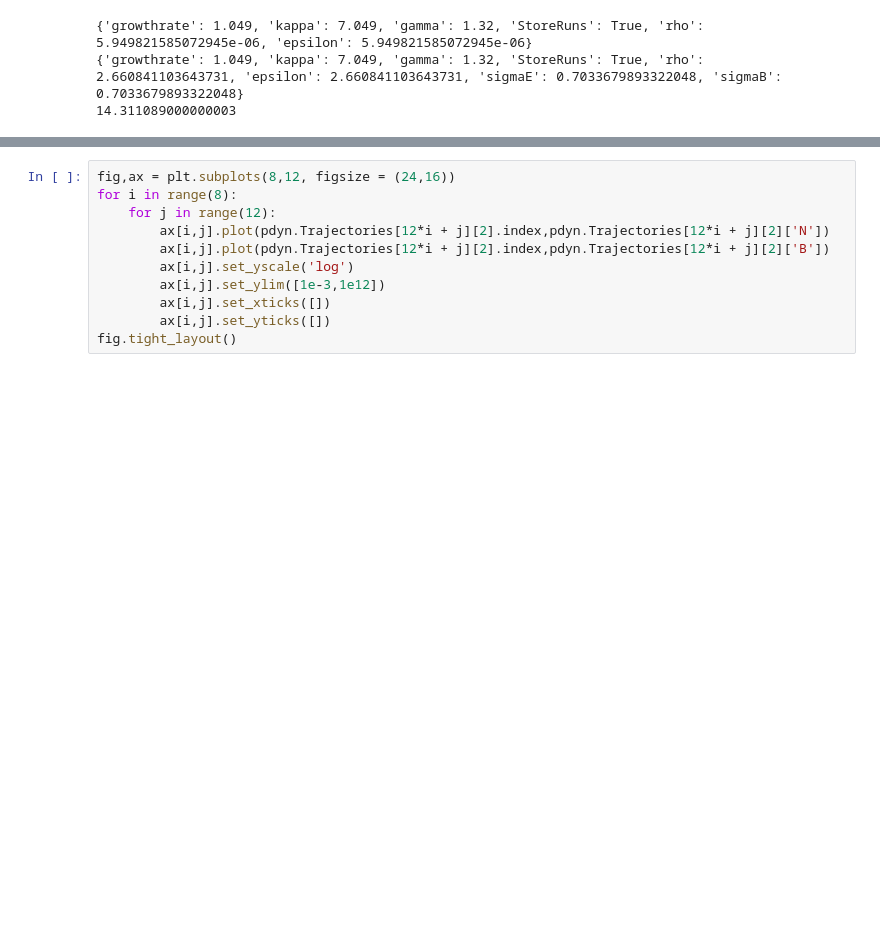
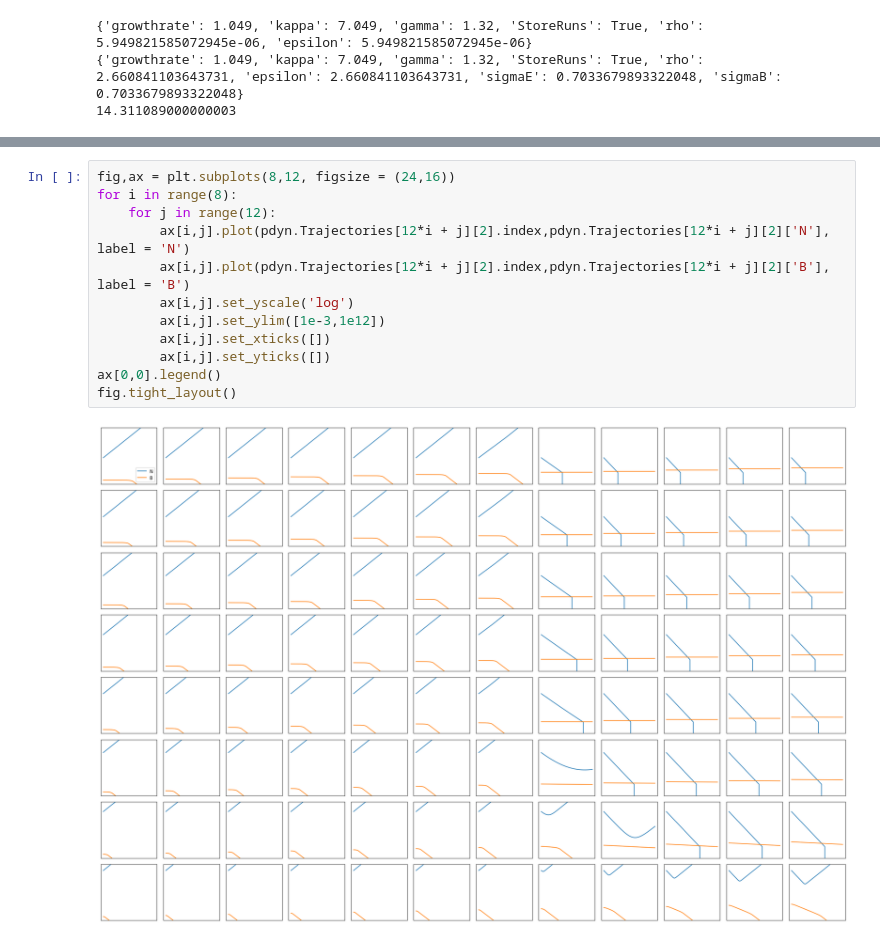
Before and after one commit to Michael000777/antibiotics, a Jupyter notebook: SimulationDynamics/Simulate Plates.ipynb, the cells around one changed output, grey strips where cells are left out. Saved outputs shown, nothing was run; the diff lists cells and outputs as text; blank space fills up the shorter version.

Commit message:
update legend, remove non-working code

```diff
--- a/SimulationDynamics/Simulate Plates.ipynb
+++ b/SimulationDynamics/Simulate Plates.ipynb
@@ -108,14 +107,17 @@ AttributeError: module 'platereaderclass' has no attribute 'PlateImage'
 # %%
 fig,ax = plt.subplots(8,12, figsize = (24,16))
 for i in range(8):
     for j in range(12):
-        ax[i,j].plot(pdyn.Trajectories[12*i + j][2].index,pdyn.Trajectories[12*i + j][2]['N'])
-        ax[i,j].plot(pdyn.Trajectories[12*i + j][2].index,pdyn.Trajectories[12*i + j][2]['B'])
+        ax[i,j].plot(pdyn.Trajectories[12*i + j][2].index,pdyn.Trajectories[12*i + j][2]['N'], label = 'N')
+        ax[i,j].plot(pdyn.Trajectories[12*i + j][2].index,pdyn.Trajectories[12*i + j][2]['B'], label = 'B')
         ax[i,j].set_yscale('log')
         ax[i,j].set_ylim([1e-3,1e12])
         ax[i,j].set_xticks([])
         ax[i,j].set_yticks([])
+ax[0,0].legend()
 fig.tight_layout()
+# %% [output]
+[figure, added]
 # %%
 n0list = 1e4 * 8**np.arange(8)
 b0list = 1e-1 * 2**np.arange(12)
```
Also changed, not shown: parts of 5 cells of this notebook.
